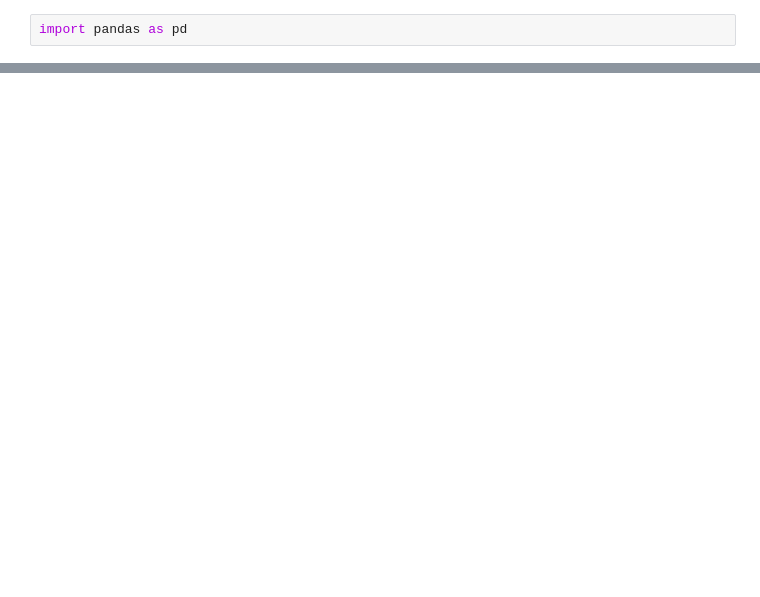
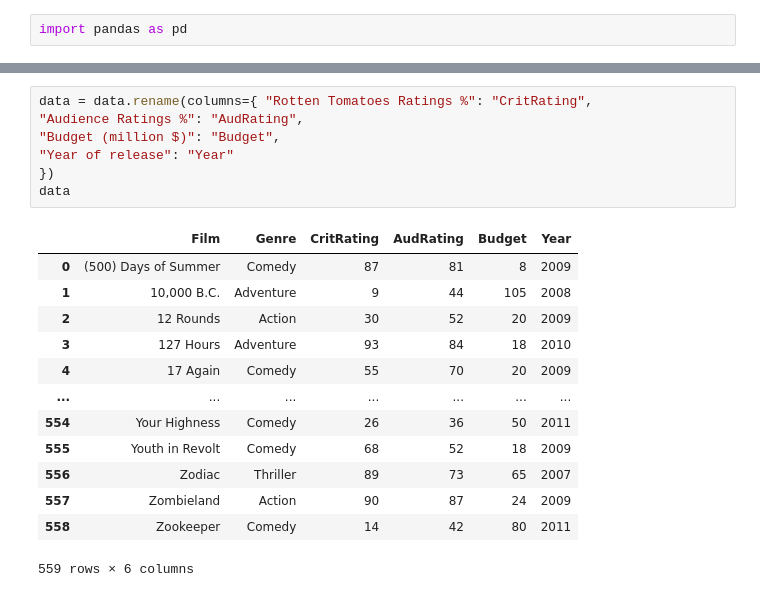
Before and after one commit to rmc3408/python, a Jupyter notebook: data-science/python-A-Z/visualizations.ipynb, the cells around one changed output, grey strips where cells are left out. Drawn from its saved outputs; the diff is of its cells as text; blank space fills up the shorter version.

```diff
--- a/data-science/python-A-Z/visualizations.ipynb
+++ b/data-science/python-A-Z/visualizations.ipynb
@@ -15,3 +15,24 @@ data.head(10)
 | 7 | 30 Days of Night | Horror | 50 | 57 | 32 | 2007 |
 | 8 | 30 Minutes or Less | Comedy | 43 | 48 | 28 | 2011 |
 | 9 | 50/50 | Comedy | 93 | 93 | 8 | 2011 |
+# %%
+data = data.rename(columns={ "Rotten Tomatoes Ratings %": "CritRating",
+"Audience Ratings %": "AudRating",
+"Budget (million $)": "Budget",
+"Year of release": "Year"
+})
+data
+# %% [output]
+|  | Film | Genre | CritRating | AudRating | Budget | Year |
+| 0 | (500) Days of Summer | Comedy | 87 | 81 | 8 | 2009 |
+| 1 | 10,000 B.C. | Adventure | 9 | 44 | 105 | 2008 |
+| 2 | 12 Rounds | Action | 30 | 52 | 20 | 2009 |
+| 3 | 127 Hours | Adventure | 93 | 84 | 18 | 2010 |
+| 4 | 17 Again | Comedy | 55 | 70 | 20 | 2009 |
+| ... | ... | ... | ... | ... | ... | ... |
+| 554 | Your Highness | Comedy | 26 | 36 | 50 | 2011 |
+| 555 | Youth in Revolt | Comedy | 68 | 52 | 18 | 2009 |
+| 556 | Zodiac | Thriller | 89 | 73 | 65 | 2007 |
+| 557 | Zombieland | Action | 90 | 87 | 24 | 2009 |
+| 558 | Zookeeper | Comedy | 14 | 42 | 80 | 2011 |
+559 rows × 6 columns
```
Also changed, not shown: parts of 5 cells of this notebook.
